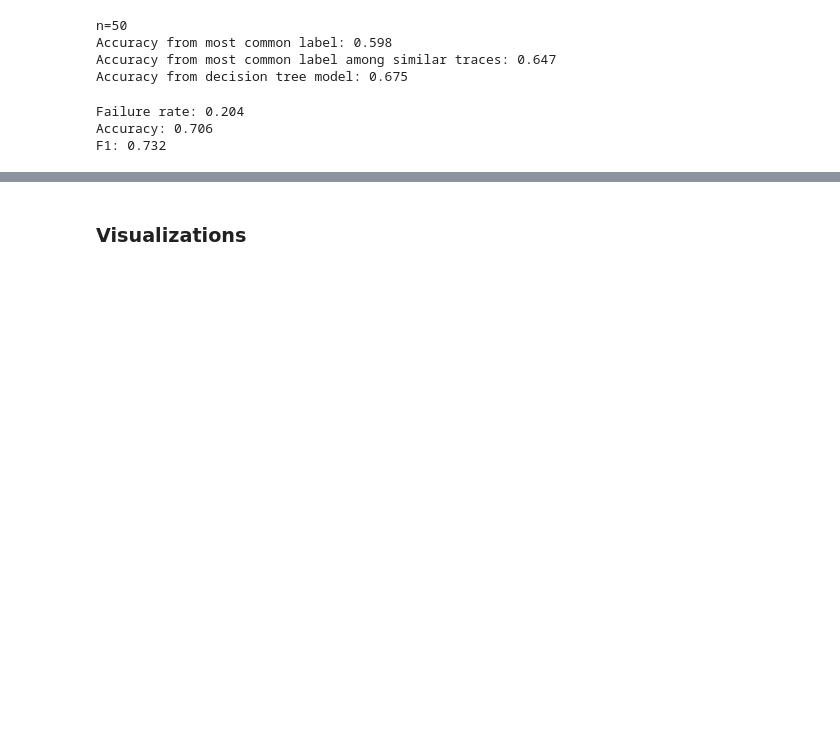
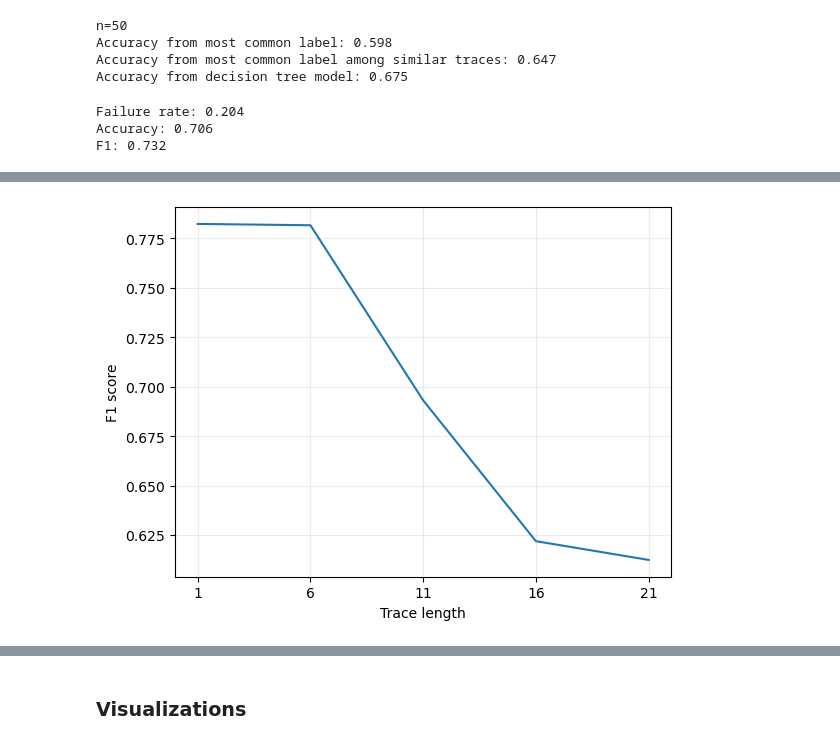
Before and after one commit to GeorgeAntono/Predictive_Process_Mining, a Jupyter notebook: on-the-fly_model.ipynb, the cells around one changed output, grey strips where cells are left out. Saved outputs shown, nothing was run; the diff lists cells and outputs as text; code cells hidden in the pictures; blank space fills up the shorter version.

```diff
--- a/on-the-fly_model.ipynb
+++ b/on-the-fly_model.ipynb
@@ -180 +254,19 @@ disp.ax_.get_images()[0].set_clim(0, cm.max());
+# %%
+# compute f1 score per trace length
+f1_scores = []
+df_success_preds = df_predictions[~df_predictions['failure']].copy()
+for trace_len in sorted(df_success_preds['trace_len'].unique()):
+    df_trace_len = df_success_preds[df_success_preds['trace_len'] == trace_len]
+    f1 = f1_score(df_trace_len['y_test'], df_trace_len['y_pred'])
+    f1_scores.append([trace_len, f1])
+f1_scores = pd.DataFrame(f1_scores, columns=['trace_len', 'f1'])
+
+# plot f1 score per trace length
+plt.plot(f1_scores['trace_len'], f1_scores['f1'])
+plt.xlabel('Trace length')
+plt.ylabel('F1 score')
+plt.grid(alpha=0.25)
+plt.xticks(np.arange(1, 22, 5))
+# %% [output]
+[figure, added]
 # %%
```
Also changed, not shown: parts of 11 cells of this notebook, 4 other files.
